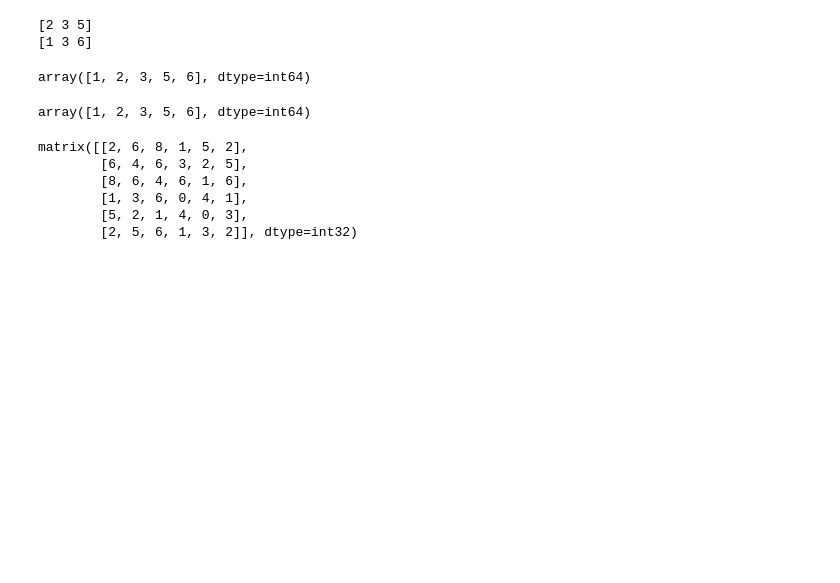
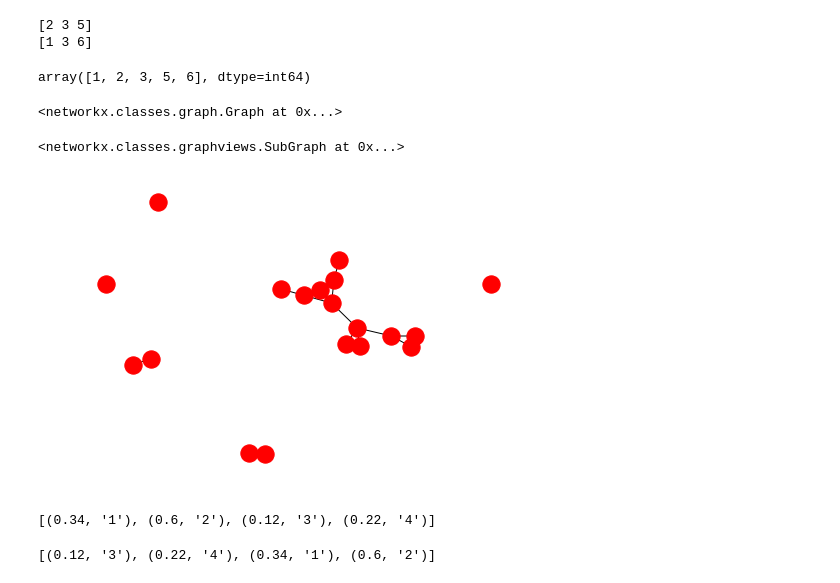
Before and after one commit to Yohager/ConvAC-with-TNs-For-Link-Prediction, a Jupyter notebook: src/preparation/create_subgraph_for_h_hops.ipynb, the cells around one changed output. Drawn from its saved outputs; the diff is of its cells as text; code cells hidden in the pictures; blank space fills up the shorter version.

Commit message:
add network construction functions

```diff
--- a/src/preparation/create_subgraph_for_h_hops.ipynb
+++ b/src/preparation/create_subgraph_for_h_hops.ipynb
@@ -80,16 +117,17 @@ set_of_h_hop_nodes(adj_test,1,2)
 [2 3 5]
 [1 3 6]
 array([1, 2, 3, 5, 6], dtype=int64)
-# %%
-result_test
-# %% [output]
-array([1, 2, 3, 5, 6], dtype=int64)
-# %%
-set_of
-# %% [output]
-matrix([[2, 6, 8, 1, 5, 2],
-        [6, 4, 6, 3, 2, 5],
-        [8, 6, 4, 6, 1, 6],
-        [1, 3, 6, 0, 4, 1],
-        [5, 2, 1, 4, 0, 3],
-        [2, 5, 6, 1, 3, 2]], dtype=int32)
+# %%
+graph_jazz
+# %% [output]
+<networkx.classes.graph.Graph at 0x...>
+# %%
+subgraph_jazz = graph_jazz.subgraph(list(range(20)))
+# %%
+subgraph_jazz
+# %% [output]
+<networkx.classes.graphviews.SubGraph at 0x...>
+# %%
+nx.draw(subgraph_jazz)
+# %% [output]
+[figure, added]
@@ -95,0 +137,5 @@ matrix([[2, 6, 8, 1, 5, 2],
+# %%
+r = list(zip(q,p))
+r
+# %% [output]
+[(0.34, '1'), (0.6, '2'), (0.12, '3'), (0.22, '4')]
@@ -95,0 +144,4 @@ matrix([[2, 6, 8, 1, 5, 2],
+# %%
+r
+# %% [output]
+[(0.12, '3'), (0.22, '4'), (0.34, '1'), (0.6, '2')]
```
Also changed, not shown: parts of 6 cells of this notebook, 4 other files.
